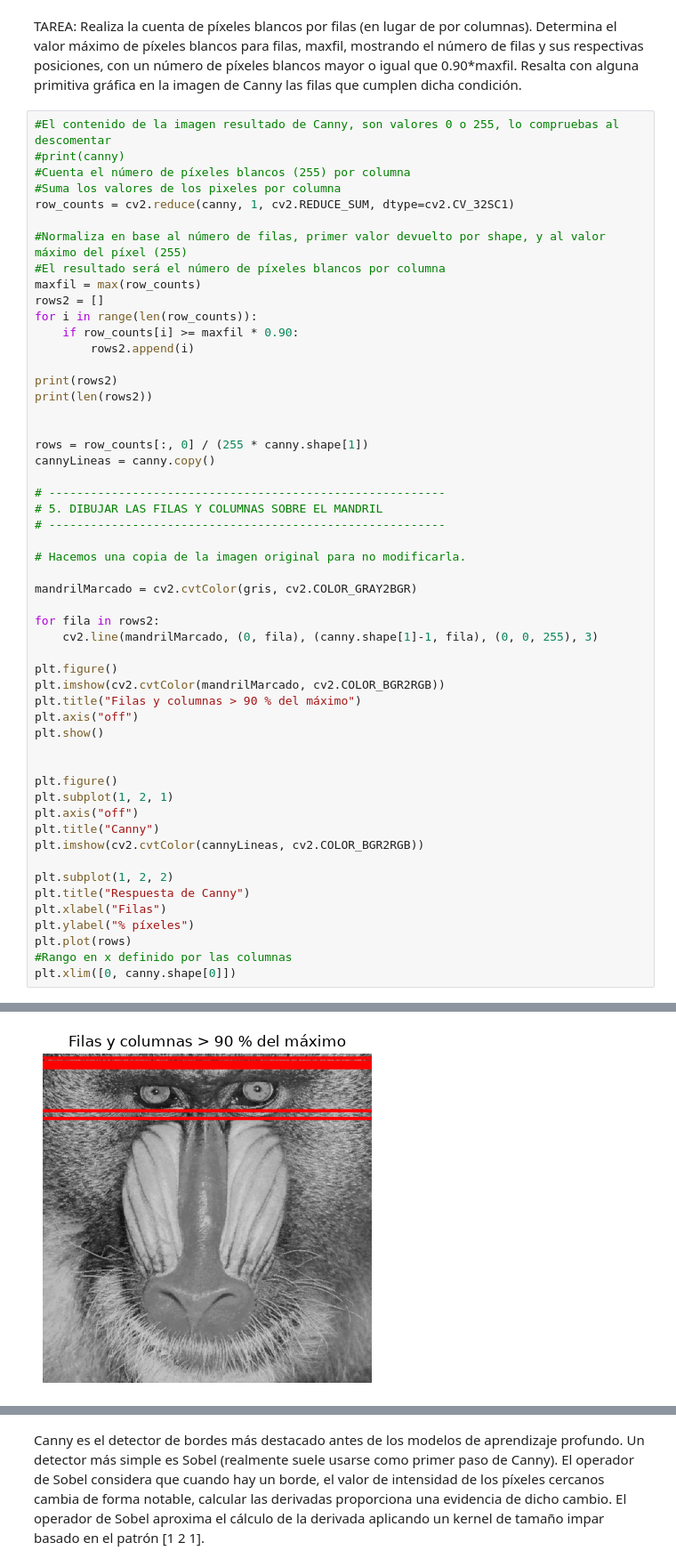
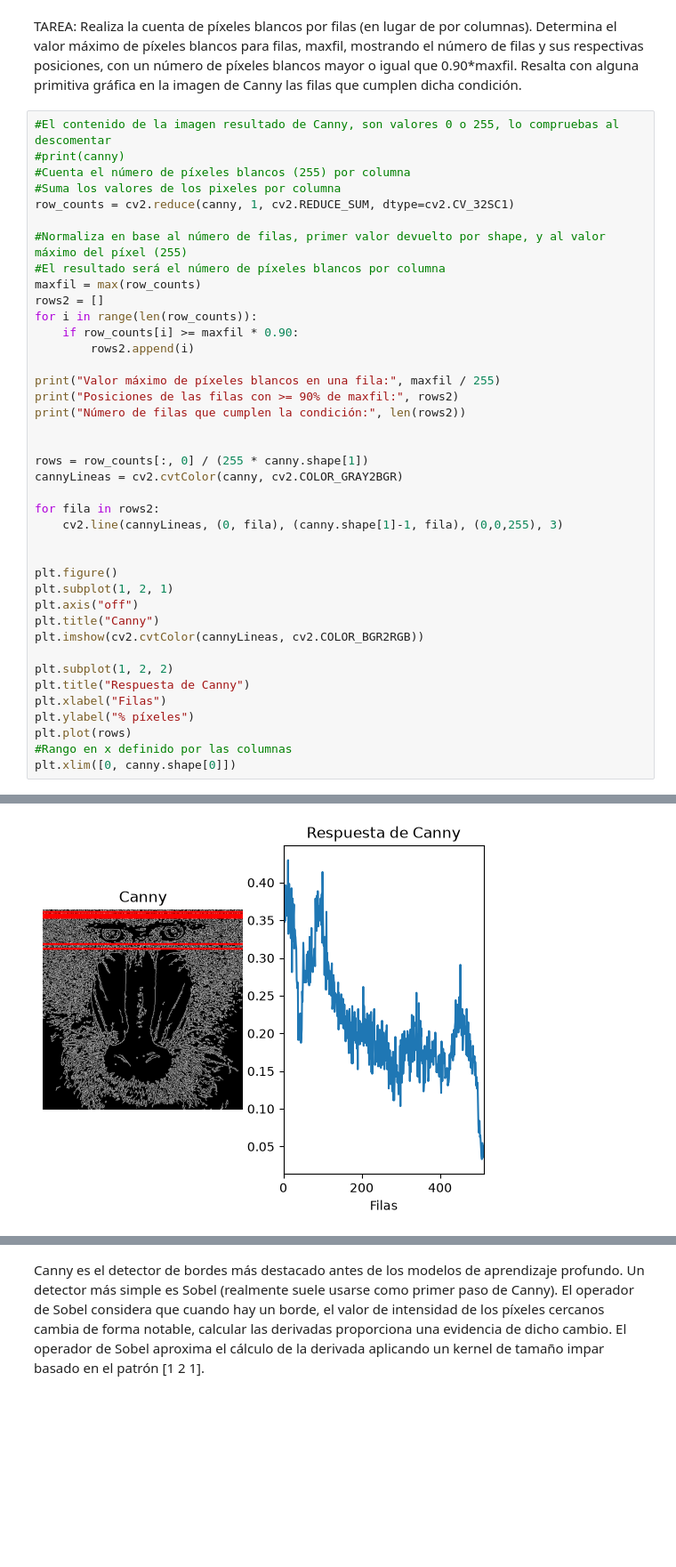
Before and after one commit to 002avid/VC_P2, a Jupyter notebook: VC_P2.ipynb, the cells around one changed output, grey strips where cells are left out. Shown at 89% size. Saved outputs shown, nothing was run; the diff lists cells and outputs as text; blank space fills up the shorter version.

```diff
--- a/VC_P2.ipynb
+++ b/VC_P2.ipynb
@@ -165,29 +165,16 @@ for i in range(len(row_counts)):
     if row_counts[i] >= maxfil * 0.90:
         rows2.append(i)
 
-print(rows2)
-print(len(rows2))
+print("Valor máximo de píxeles blancos en una fila:", maxfil / 255)
+print("Posiciones de las filas con >= 90% de maxfil:", rows2)
+print("Número de filas que cumplen la condición:", len(rows2))
 
 
 rows = row_counts[:, 0] / (255 * canny.shape[1])
-cannyLineas = canny.copy()
-
-# ---------------------------------------------------------
-# 5. DIBUJAR LAS FILAS Y COLUMNAS SOBRE EL MANDRIL
-# ---------------------------------------------------------
-
-# Hacemos una copia de la imagen original para no modificarla.
-
-mandrilMarcado = cv2.cvtColor(gris, cv2.COLOR_GRAY2BGR)
+cannyLineas = cv2.cvtColor(canny, cv2.COLOR_GRAY2BGR)
 
 for fila in rows2:
-    cv2.line(mandrilMarcado, (0, fila), (canny.shape[1]-1, fila), (0, 0, 255), 3)
-
-plt.figure()
-plt.imshow(cv2.cvtColor(mandrilMarcado, cv2.COLOR_BGR2RGB))
-plt.title("Filas y columnas > 90 % del máximo")
-plt.axis("off")
-plt.show()
+    cv2.line(cannyLineas, (0, fila), (canny.shape[1]-1, fila), (0,0,255), 3)
 
 
 plt.figure()
@@ -209 +198 @@ plt.xlim([0, canny.shape[0]])
-[figure, old version]
+[figure, new version]
```
Also changed, not shown: parts of 1 cell of this notebook.
